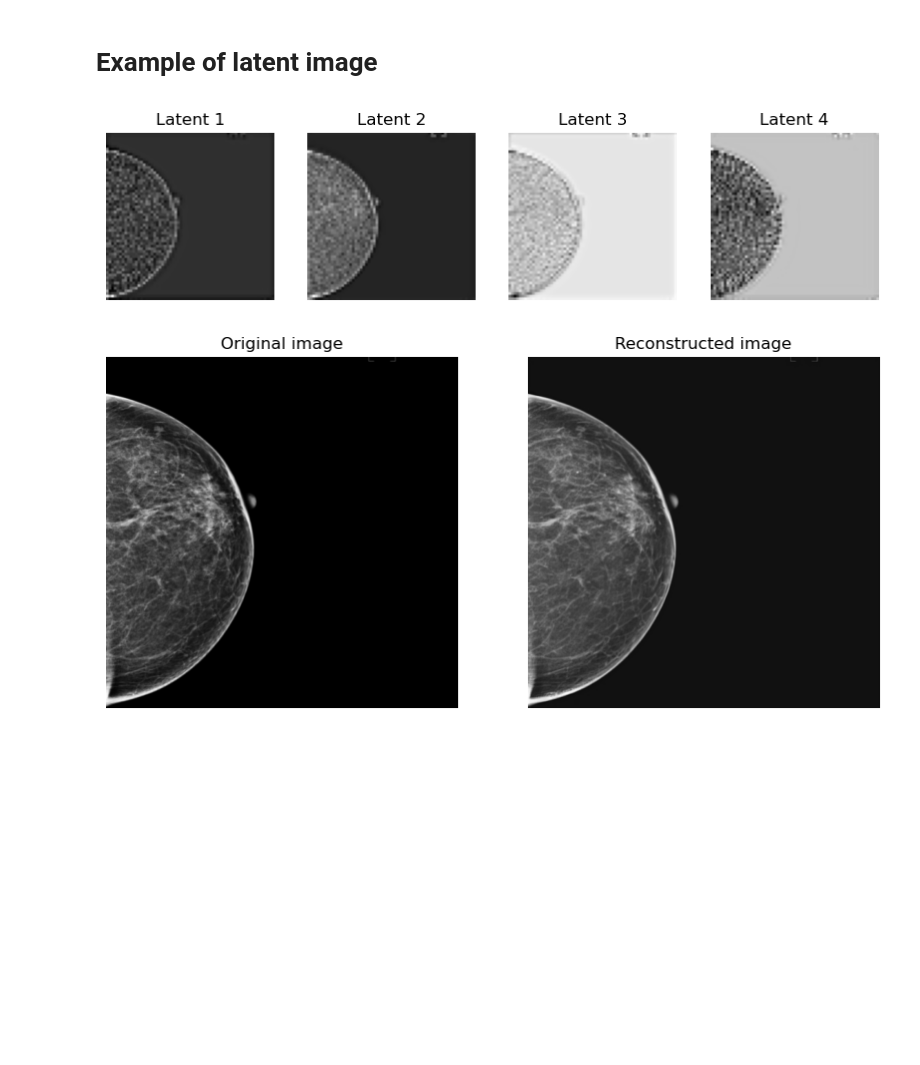
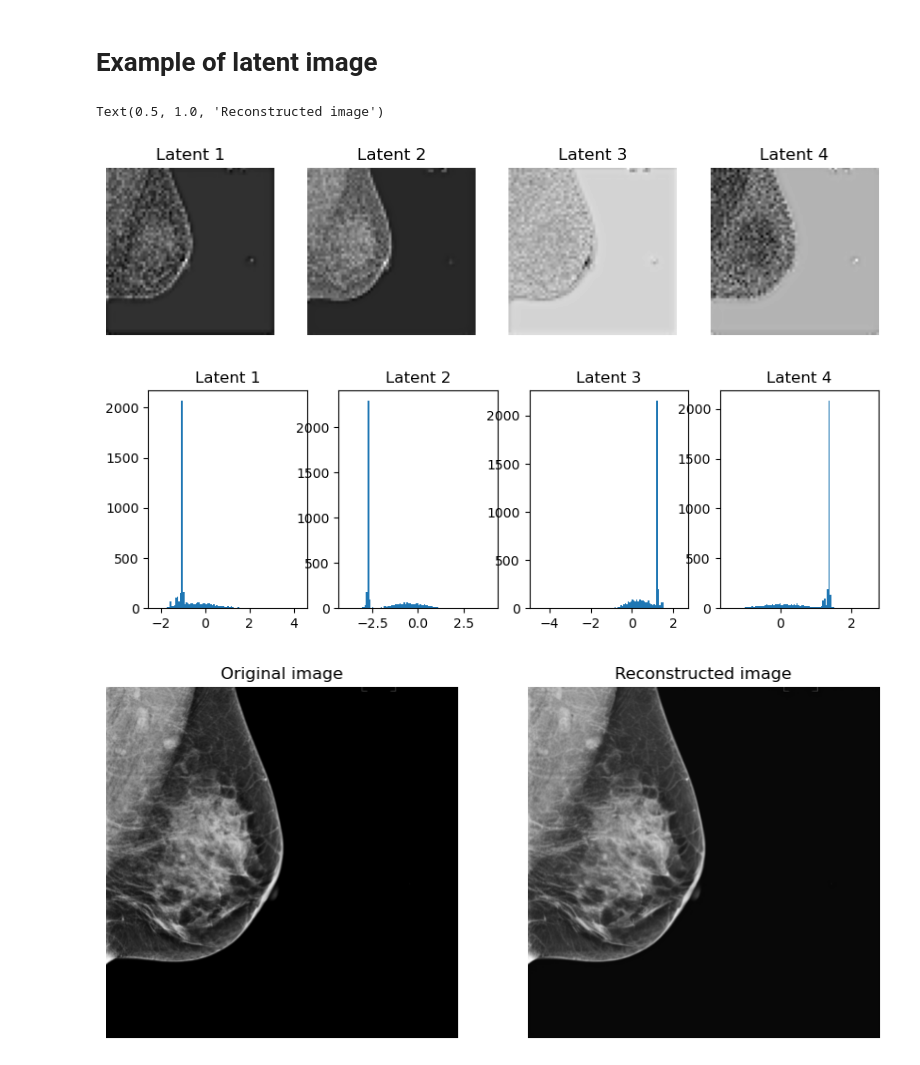
Before and after one commit to Likalto4/diffusion-models_master, a Jupyter notebook: dataset_analysis/figures_thesis.ipynb, the cells around one changed output. Drawn from its saved outputs; the diff is of its cells as text; code cells hidden in the pictures; blank space fills up the shorter version.

```diff
--- a/dataset_analysis/figures_thesis.ipynb
+++ b/dataset_analysis/figures_thesis.ipynb
@@ -121,38 +128,60 @@ vae=AutoencoderKL.from_pretrained('runwayml/stable-diffusion-v1-5', subfolder="v
 vae.requires_grad_(False)
 vae.cuda()
 
+#preprocessing for the image
+preprocess = Compose(
+    [
+        Resize(config['processing']['resolution'], interpolation= InterpolationMode.BILINEAR), #getattr(InterpolationMode, config['processing']['interpolation'])),  # Smaller edge is resized to 256 preserving aspect ratio
+        CenterCrop(config['processing']['resolution']),  # Center crop to the desired squared resolution
+        ToFloat32Tensor(),  # Convert to tensor (0, 1)
+        Normalize(mean=[0.5], std=[0.5]),  # Map to (-1, 1) as a way to make data more similar to a Gaussian distribution
+    ]
+
 # get the name of only the files with pt formal
 latent_files = [name for name in os.listdir(latent_dir) if name.endswith('.pt')]
 # example
-latent_file = latent_files[1]
+latent_file = latent_files[11]
 latent_name = Path(latent_file).stem
 # read pt file
 latent = torch.load(latent_dir / latent_file)
 # load analogous imae
 image = Image.open(image_dir / f'{latent_name}.png')
 
 # show the 4 latents
 fig, axs = plt.subplots(1,4, figsize=(10,10))
 for i, ax in enumerate(axs):
     ax.imshow(latent[i], cmap='gray')
     ax.axis('off')
+    ax.set_title(f'Latent {i+1}')
+# show histograms
+fig, axs = plt.subplots(1,4, figsize=(10,3))
+for i, ax in enumerate(axs):
+    ax.hist(latent[i].flatten(), bins=100)
     ax.set_title(f'Latent {i+1}')
 
 # decode
 pixels = latent.unsqueeze(0) / vae.config.scaling_factor
 pixels = pixels.cuda()
 # get orignal image
 pixels = vae.decode(pixels).sample
 pixels = pixels.cpu().detach().numpy()
 # plot original image
 fig, axs = plt.subplots(1,2, figsize=(10,10))
 axs[0].imshow(image, cmap='gray')
 axs[0].set_title('Original image')
 axs[1].imshow(pixels[0][0], cmap='gray')
 axs[1].set_title('Reconstructed image')
 # remove axis
 for ax in axs:
     ax.axis('off')
+# show histograms
+fig, axs = plt.subplots(1,2, figsize=(10,3))
+axs[0].hist(np.asanyarray(image).flatten(), bins=100)
+axs[0].set_title('Original image')
+axs[1].hist(pixels[0][0].flatten(), bins=100)
+axs[1].set_title('Reconstructed image')
 # %% [output]
+Text(0.5, 1.0, 'Reconstructed image')
-[figure, old version]
+[figure, new version]
-[figure, old version]
+[figure, new version]
+[figure, added]
```
Also changed, not shown: parts of 3 cells of this notebook, 2 other files.
